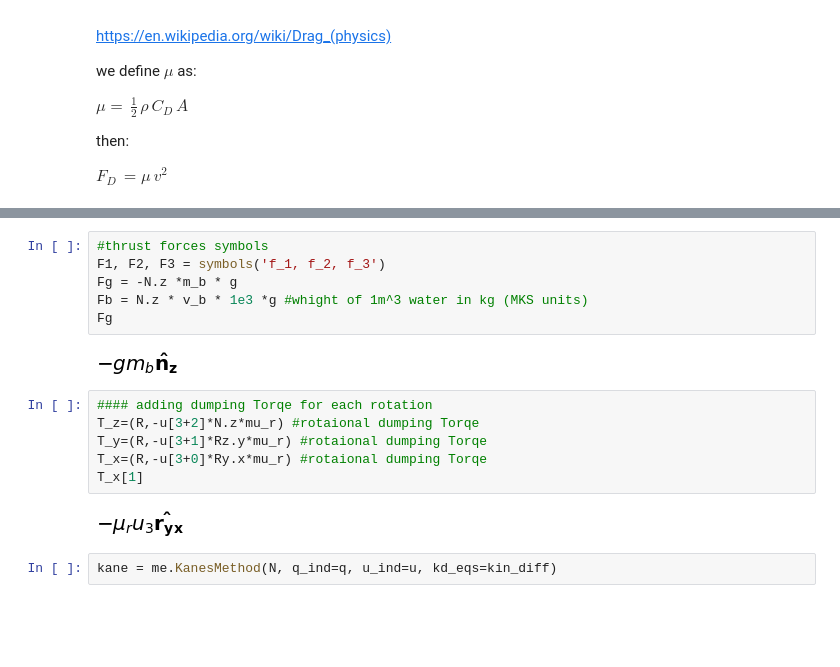
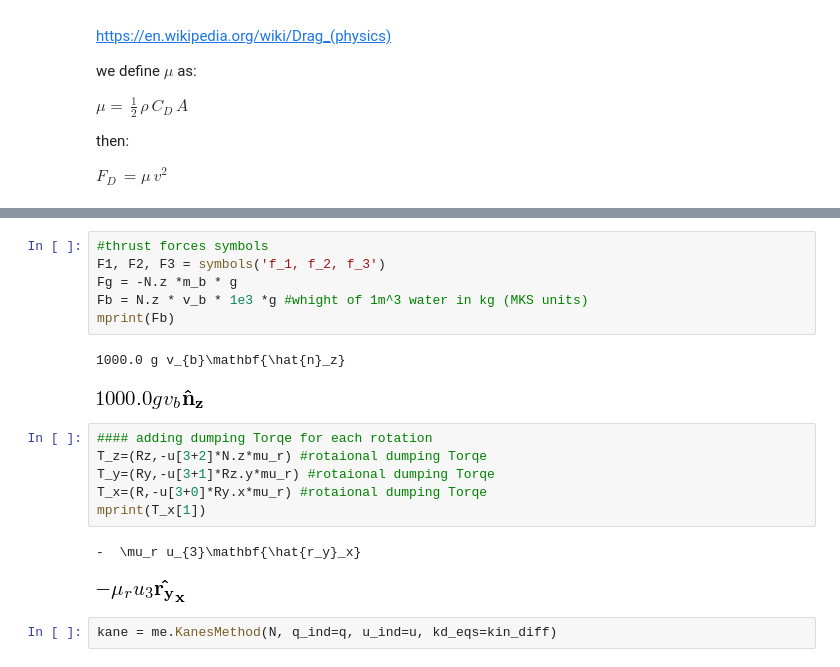
Before and after one commit to UnderwaterROV/underwaterrov, a Jupyter notebook: notebooks/openrov_sim.ipynb, the cells around one changed output, grey strips where cells are left out. Cells and saved outputs as stored; diff of their text form; blank space fills up the shorter version.

```diff
--- a/notebooks/openrov_sim.ipynb
+++ b/notebooks/openrov_sim.ipynb
@@ -160,19 +160,21 @@ Fd
 # %%
 #thrust forces symbols
 F1, F2, F3 = symbols('f_1, f_2, f_3')
 Fg = -N.z *m_b * g
 Fb = N.z * v_b * 1e3 *g #whight of 1m^3 water in kg (MKS units)
-Fg
+mprint(Fb)
 # %% [output]
+1000.0 g v_{b}\mathbf{\hat{n}_z}
-[figure, old version]
+[figure, new version]
 # %%
 #### adding dumping Torqe for each rotation
-T_z=(R,-u[3+2]*N.z*mu_r) #rotaional dumping Torqe
-T_y=(R,-u[3+1]*Rz.y*mu_r) #rotaional dumping Torqe
+T_z=(Rz,-u[3+2]*N.z*mu_r) #rotaional dumping Torqe
+T_y=(Ry,-u[3+1]*Rz.y*mu_r) #rotaional dumping Torqe
 T_x=(R,-u[3+0]*Ry.x*mu_r) #rotaional dumping Torqe
-T_x[1]
+mprint(T_x[1])
 # %% [output]
+-  \mu_r u_{3}\mathbf{\hat{r_y}_x}
-[figure, old version]
+[figure, new version]
 # %%
 kane = me.KanesMethod(N, q_ind=q, u_ind=u, kd_eqs=kin_diff)
 # %%
```
Also changed, not shown: parts of 11 cells of this notebook.
